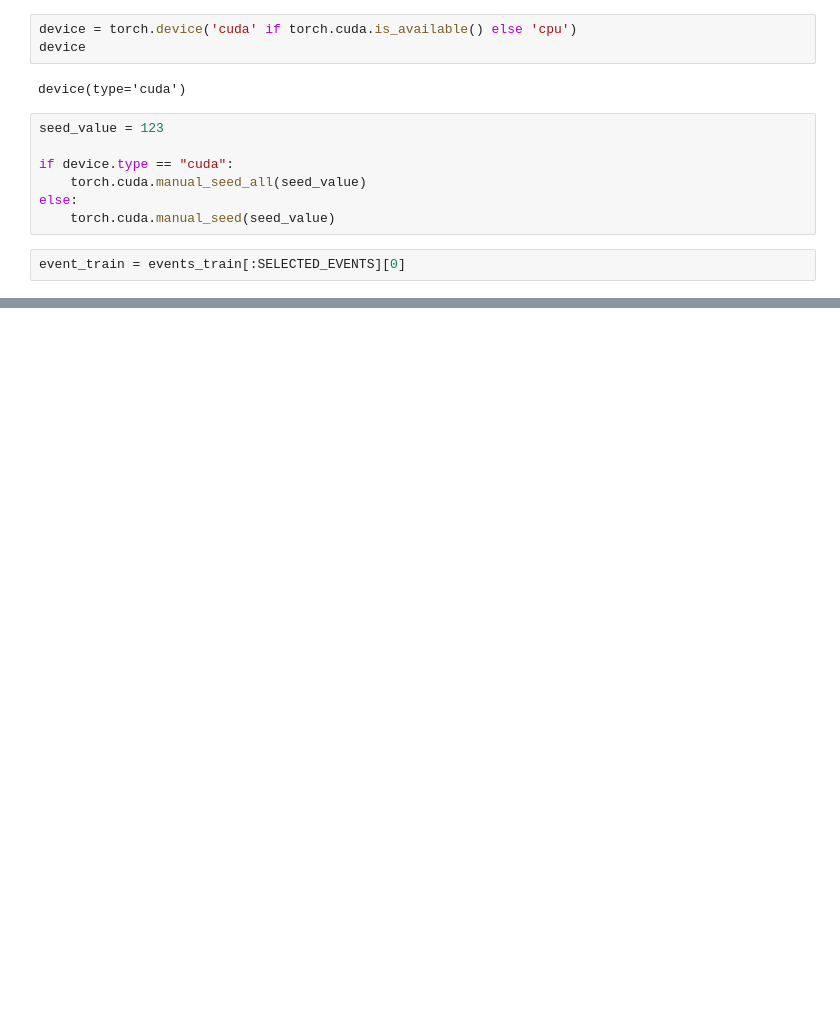
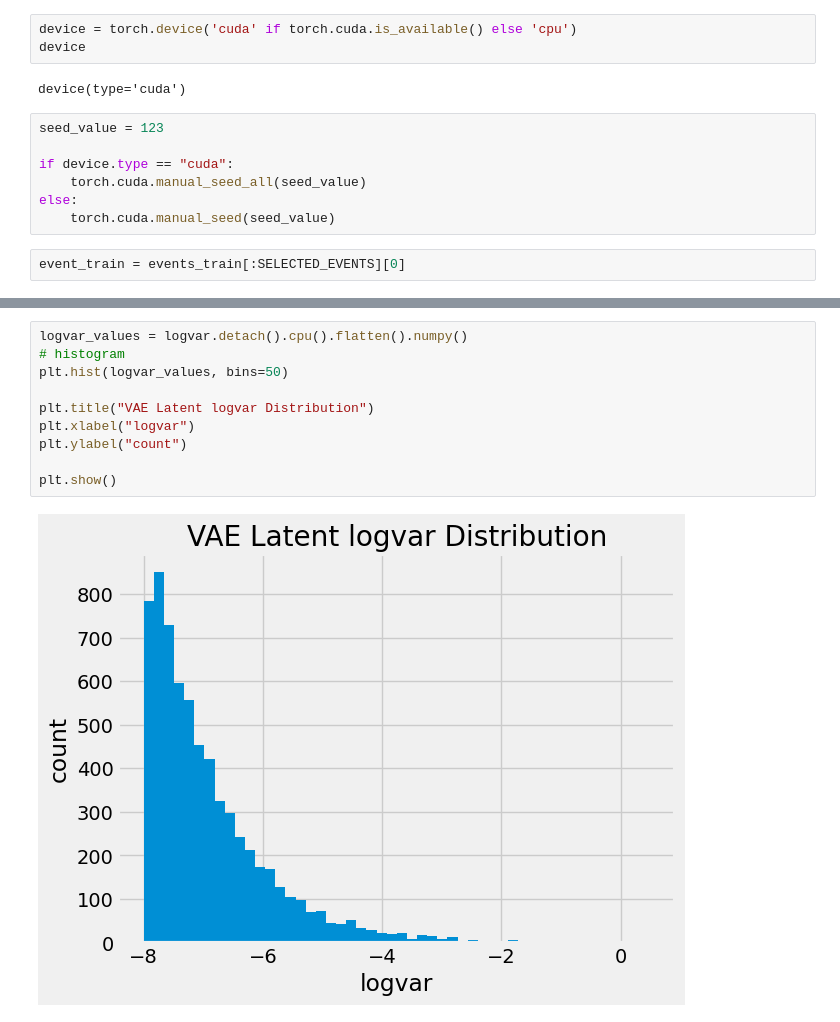
Before and after one commit to pauliusB20/vq-vae-experiments, a Jupyter notebook: cms_particle_hits/mvp.ipynb, the cells around one changed output, grey strips where cells are left out. Saved outputs shown, nothing was run; the diff lists cells and outputs as text; blank space fills up the shorter version.

```diff
--- a/cms_particle_hits/mvp.ipynb
+++ b/cms_particle_hits/mvp.ipynb
@@ -457 +562,13 @@ Epoch [9/120] Average Loss: 126.2052
+# %%
+logvar_values = logvar.detach().cpu().flatten().numpy()
+# histogram
+plt.hist(logvar_values, bins=50)
+
+plt.title("VAE Latent logvar Distribution")
+plt.xlabel("logvar")
+plt.ylabel("count")
+
+plt.show()
+# %% [output]
+[figure, added]
 # %%
```
Also changed, not shown: parts of 19 cells of this notebook.
